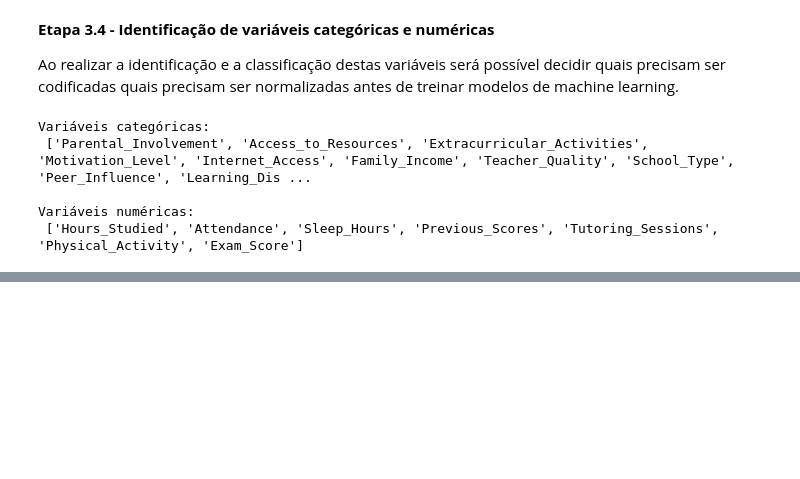
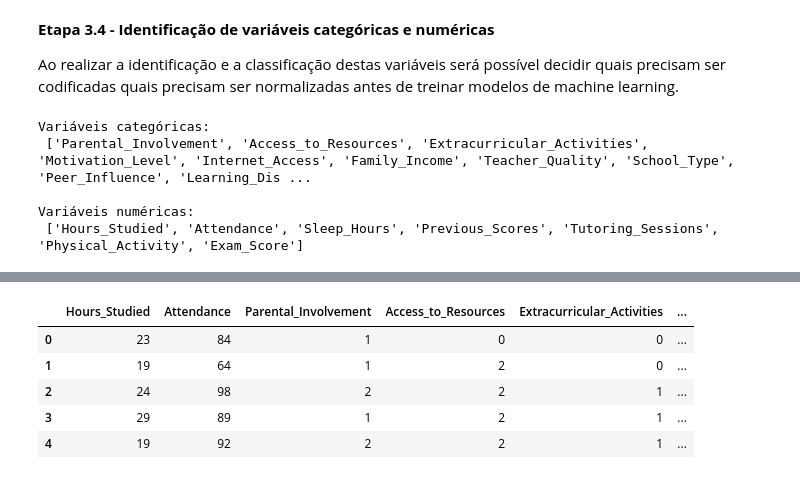
Before and after one commit to vitao-bolado/Trabalho2_AnaliseDados, a Jupyter notebook: Trabalho2_AnaliseDados_VitorFaustinoTirabassi.ipynb, the cells around one changed output, grey strips where cells are left out. Saved outputs shown, nothing was run; the diff lists cells and outputs as text; code cells hidden in the pictures; blank space fills up the shorter version.

```diff
--- a/Trabalho2_AnaliseDados_VitorFaustinoTirabassi.ipynb
+++ b/Trabalho2_AnaliseDados_VitorFaustinoTirabassi.ipynb
@@ -156,0 +162,17 @@ Variáveis numéricas:
+# %%
+# Instanciação do codificador
+le = LabelEncoder()
+
+# Aplicando o LabelEncoder para as colunas categóricas
+for col in cat_cols:
+    df[col] = le.fit_transform(df[col])
+
+# Verificação do resultado
+df.head()
+# %% [output]
+|  | Hours_Studied | Attendance | Parental_Involvement | Access_to_Resources | Extracurricular_Activities | ... |
+| 0 | 23 | 84 | 1 | 0 | 0 | ... |
+| 1 | 19 | 64 | 1 | 2 | 0 | ... |
+| 2 | 24 | 98 | 2 | 2 | 1 | ... |
+| 3 | 29 | 89 | 1 | 2 | 1 | ... |
+| 4 | 19 | 92 | 2 | 2 | 1 | ... |
```
Also changed, not shown: parts of 12 cells of this notebook.
